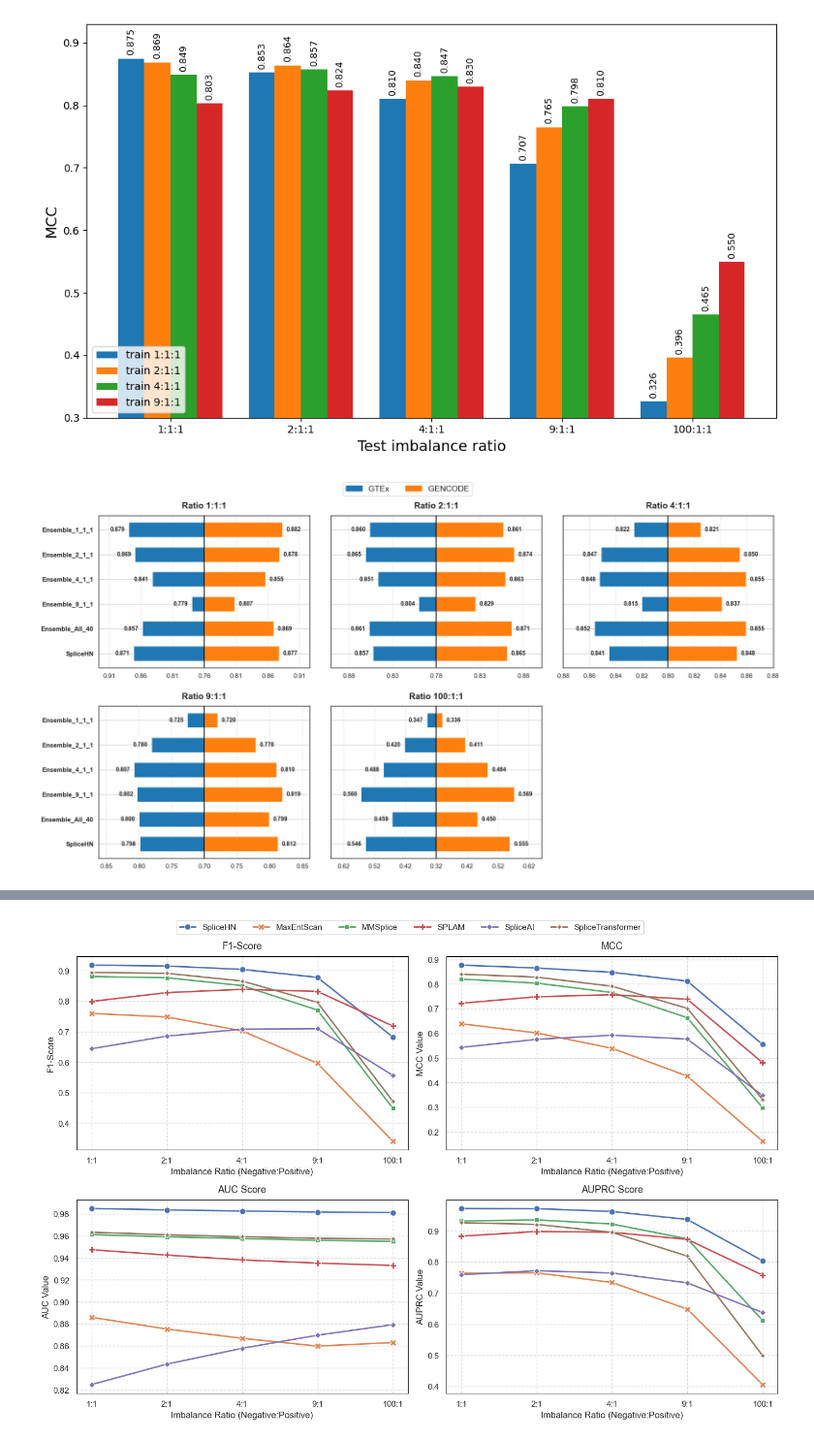
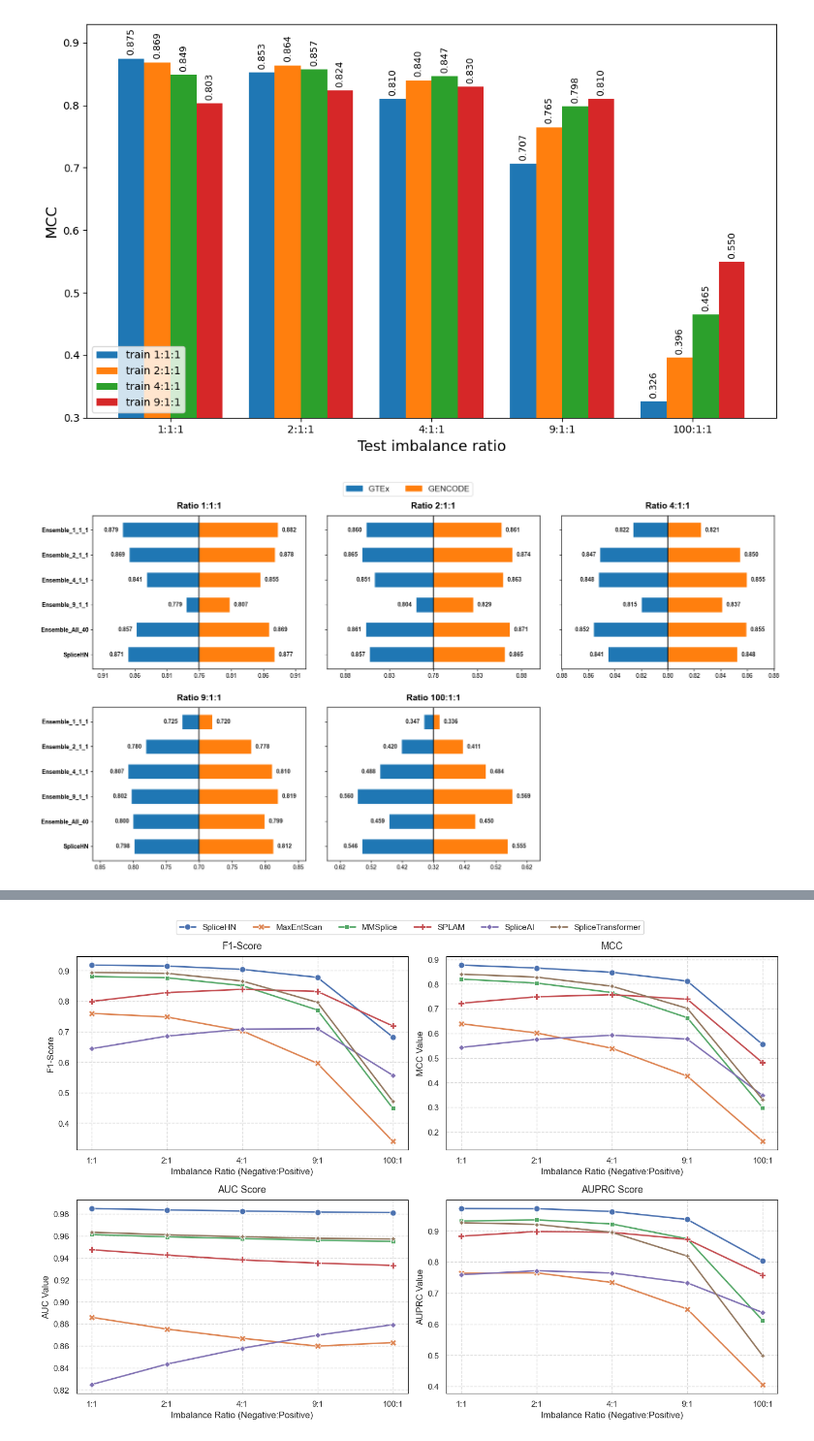
Before and after one commit to 36JungKwan/Bio_sequence_Research_AITALAB, a Jupyter notebook: benchmark/task1_splicing_prediction/Visualization/a.ipynb, the cells around one changed output, grey strips where cells are left out. Shown at 97% size. Saved outputs shown, nothing was run; the diff lists cells and outputs as text; code cells hidden in the pictures.

```diff
--- a/benchmark/task1_splicing_prediction/Visualization/a.ipynb
+++ b/benchmark/task1_splicing_prediction/Visualization/a.ipynb
@@ -207,32 +207,31 @@ for i, ratio in enumerate(ratio_order):
 
     ax.set_yticks(y_positions)
 
     # ĐẢO NGƯỢC TRỤC Y: Lệnh này giúp index 0 nằm ở trên cùng, index lớn nhất (SpliceHN) nằm dưới cùng
     ax.invert_yaxis()
 
     if i in [0, 3]:
         ax.set_yticklabels(models, fontweight='bold')
     else:
         ax.set_yticklabels([])
 
     ax.axvline(0, color='black', linewidth=1.5)
     ax.set_title(f'Ratio {ratio}', fontsize=15, fontweight='bold', pad=12)
     ax.set_xlabel('')
-    ax.grid(axis='x', linestyle='--', alpha=0.5)
 
     for spine in ax.spines.values():
         spine.set_linewidth(1)
         spine.set_color('black')
 
 # ---------------------------------------------------------
 # 4. LEGEND & BỐ CỤC
 # ---------------------------------------------------------
 legend_patches = [mpatches.Patch(color=color, label=ds) for ds, color in dataset_colors.items()]
 fig.legend(handles=legend_patches, loc='upper center', bbox_to_anchor=(0.5, 0.96), ncol=2, fontsize=14)
 
 #fig.suptitle('GTEx vs GENCODE: MCC Shift Zoomed Comparison', fontsize=20, fontweight='bold', y=1.02)
 plt.tight_layout(rect=[0, 0, 1, 0.92])
 plt.subplots_adjust(hspace=0.25, wspace=0.1)
 plt.show()
 # %% [output]
-[figure, old version]
+[figure, new version]
```
Also changed, not shown: parts of 2 cells of this notebook, 11 other files.
